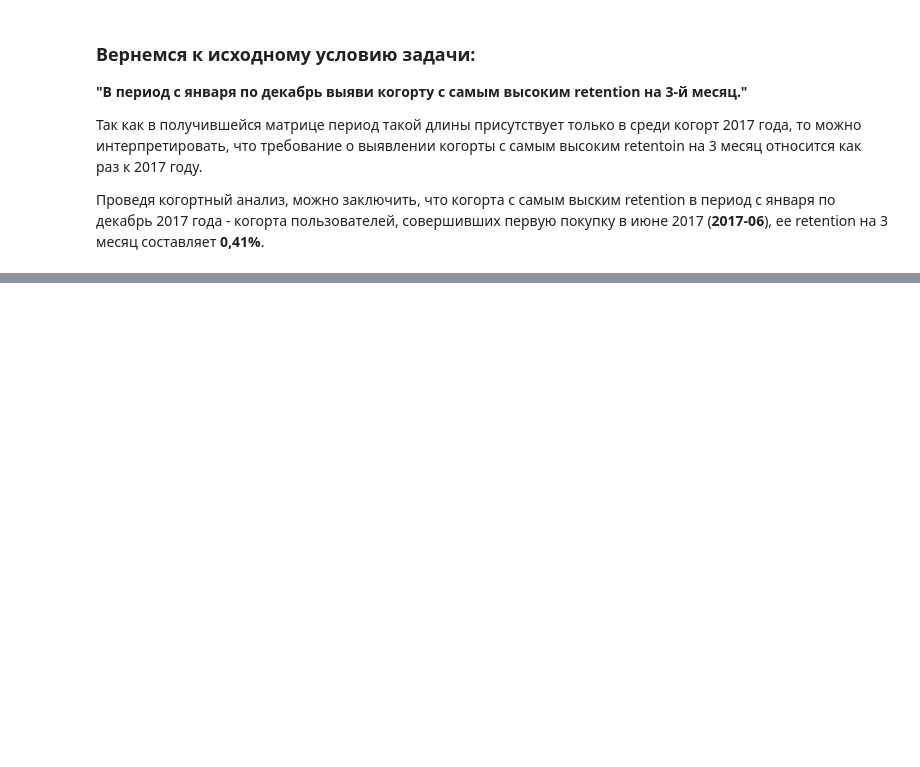
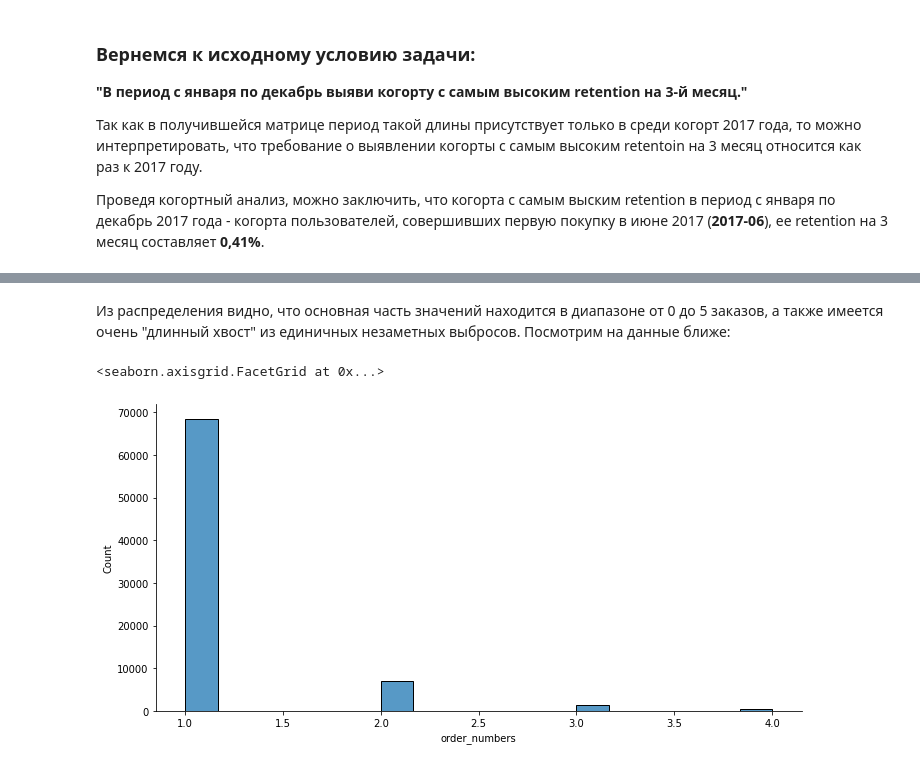
Before and after one commit to denis-abrashkin/e-commerce-analysis, a Jupyter notebook: e-com_project_github.ipynb, the cells around one changed output, grey strips where cells are left out. Drawn from its saved outputs; the diff is of its cells as text; code cells hidden in the pictures; blank space fills up the shorter version.

```diff
--- a/e-com_project_github.ipynb
+++ b/e-com_project_github.ipynb
@@ -685,0 +834,7 @@ User retention by cohort
+# %% [markdown]
+Из распределения видно, что основная часть значений находится в диапазоне от 0 до 5 заказов, а также имеется очень "длинный хвост" из единичных незаметных выбросов. Посмотрим на данные ближе:
+# %%
+sns.displot(data = rfm_value[rfm_value['order_numbers'] < 5]['order_numbers'], aspect=2)
+# %% [output]
+<seaborn.axisgrid.FacetGrid at 0x...>
+[figure, added]
```
Also changed, not shown: parts of 52 cells of this notebook.
